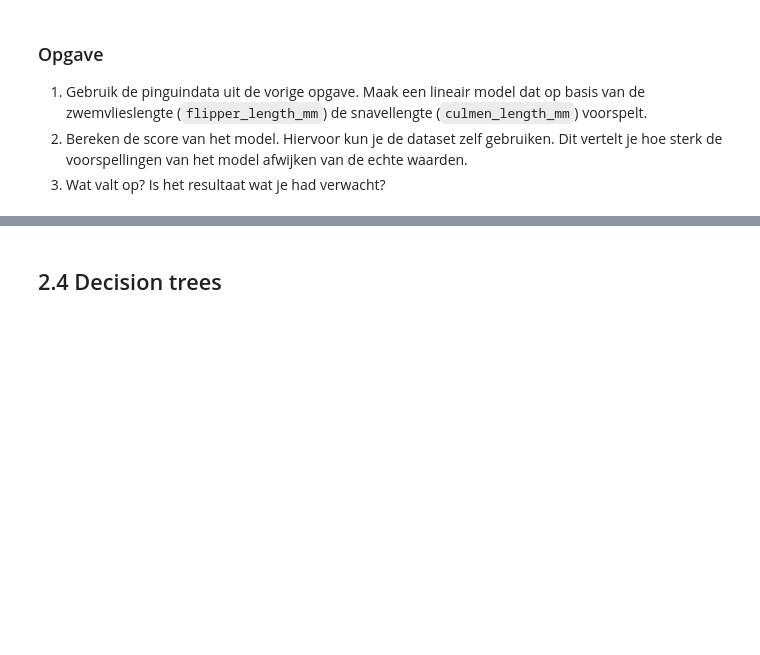
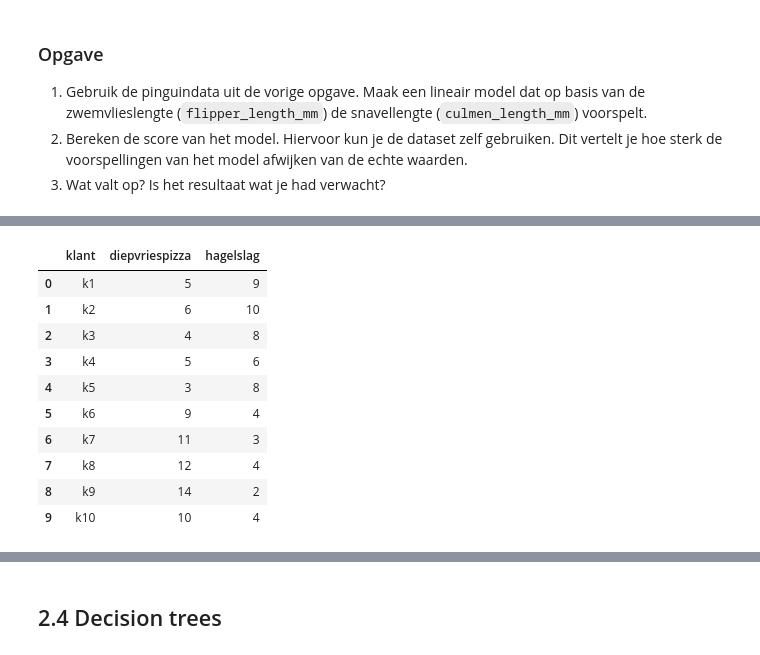
Before and after one commit to mcdejonge/cursus-beginnen-met-data-science, a Jupyter notebook: les_2_modellen.ipynb, the cells around one changed output, grey strips where cells are left out. Cells and saved outputs as stored; diff of their text form; code cells hidden in the pictures; blank space fills up the shorter version.

```diff
--- a/les_2_modellen.ipynb
+++ b/les_2_modellen.ipynb
@@ -243,0 +268,19 @@ Het is dan ook van belang om goed te begrijpen hoe lineair de data is en wat de
+# %%
+# Inlezen van supermarktdata.
+if 'COLAB_GPU' in os.environ:
+    dfsuper = pd.read_csv("https://raw.githubusercontent.com/mcdejonge/beginnen_met_data_science/refs/heads/main/data/supermarkt.csv")
+else:
+    dfsuper = pd.read_csv("data/supermarkt.csv")
+dfsuper
+# %% [output]
+|  | klant | diepvriespizza | hagelslag |
+| 0 | k1 | 5 | 9 |
+| 1 | k2 | 6 | 10 |
+| 2 | k3 | 4 | 8 |
+| 3 | k4 | 5 | 6 |
+| 4 | k5 | 3 | 8 |
+| 5 | k6 | 9 | 4 |
+| 6 | k7 | 11 | 3 |
+| 7 | k8 | 12 | 4 |
+| 8 | k9 | 14 | 2 |
+| 9 | k10 | 10 | 4 |
```
Also changed, not shown: parts of 17 cells of this notebook, 3 other files.
